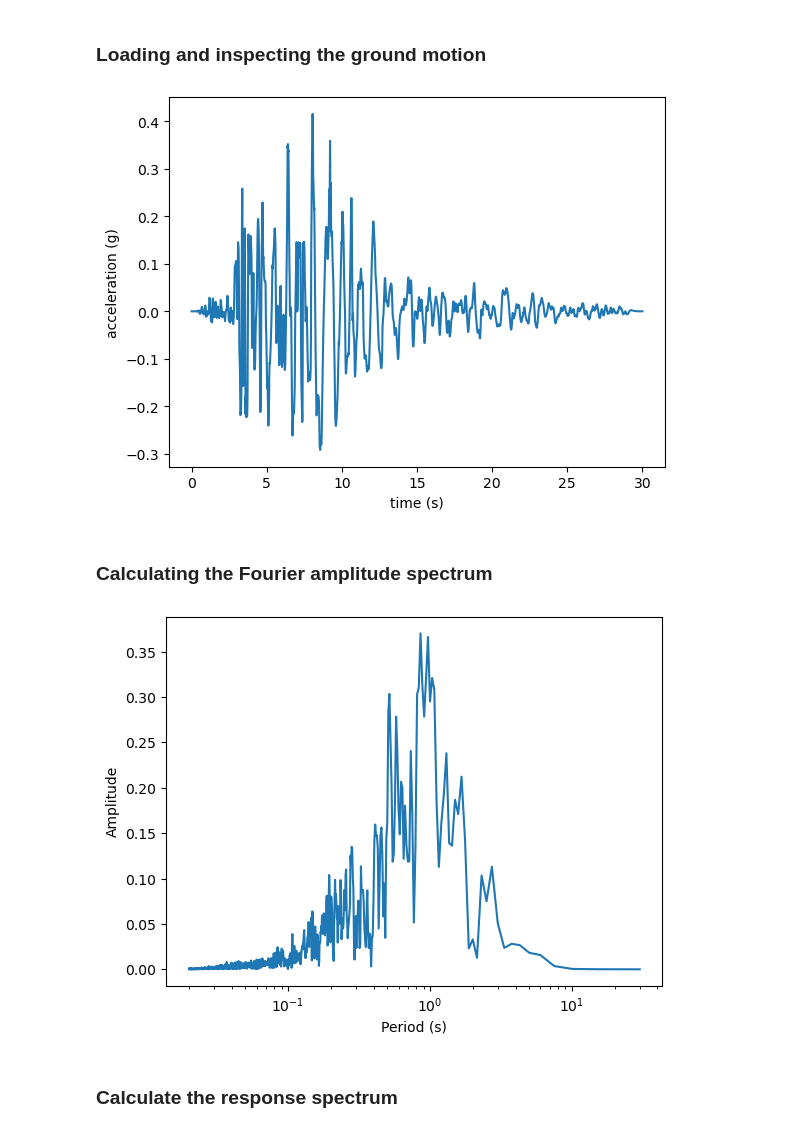
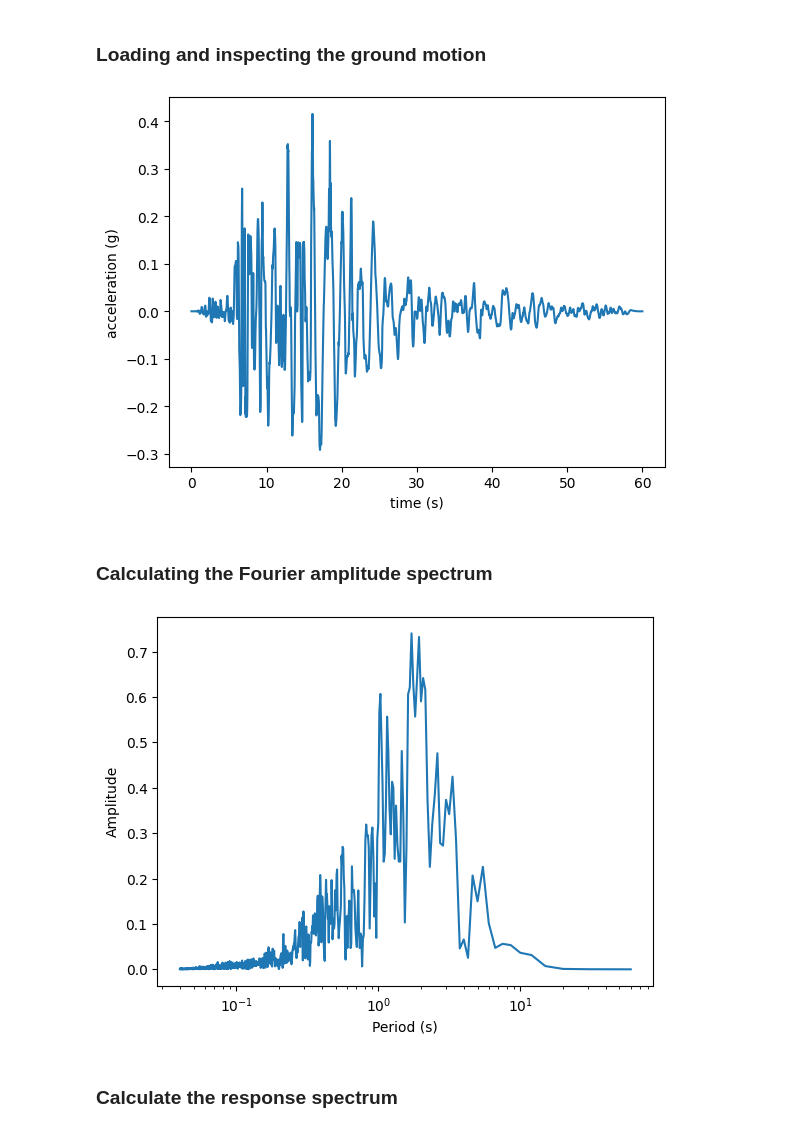
Before and after one commit to odarroyo/opseestools, a Jupyter notebook: examples/tutorial2_ground_motion_processing.ipynb, the cells around one changed output. Saved outputs shown, nothing was run; the diff lists cells and outputs as text; code cells hidden in the pictures.

```diff
--- a/examples/tutorial2_ground_motion_processing.ipynb
+++ b/examples/tutorial2_ground_motion_processing.ipynb
@@ -10,14 +10,14 @@ import matplotlib.pyplot as plt
 ### Loading and inspecting the ground motion
 # %%
 acel = np.loadtxt('GM01.txt')
-dt = 0.01
+dt = 0.02
 t = np.linspace(0,len(acel)*dt,len(acel))
 plt.xlabel('time (s)')
 plt.ylabel('acceleration (g)')
 plt.plot(t,acel)
 plt.show()
 # %% [output]
-[figure, old version]
+[figure, new version]
 # %% [markdown]
 ### Calculating the Fourier amplitude spectrum
 # %%
@@ -27,7 +27,7 @@ plt.xlabel('Period (s)')
 plt.ylabel('Amplitude')
 plt.show()
 # %% [output]
-[figure, old version]
+[figure, new version]
 # %% [markdown]
 ### Calculate the response spectrum
 # %%
```
Also changed, not shown: parts of 3 cells of this notebook, 10 other files.
